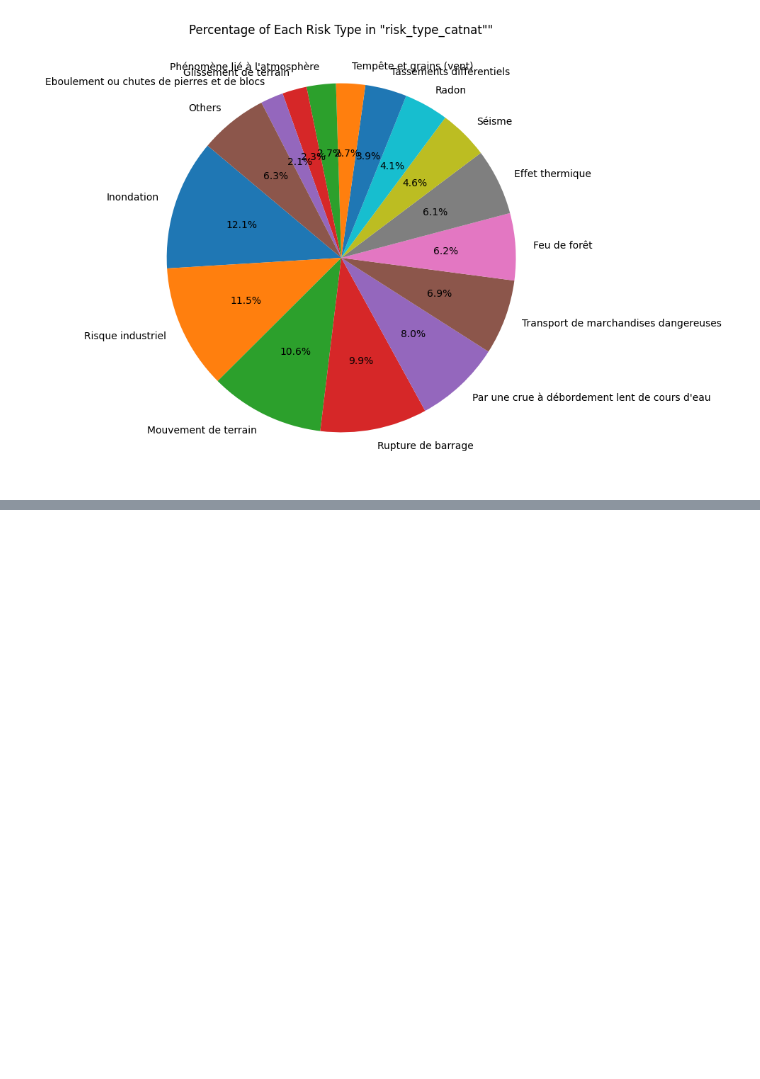
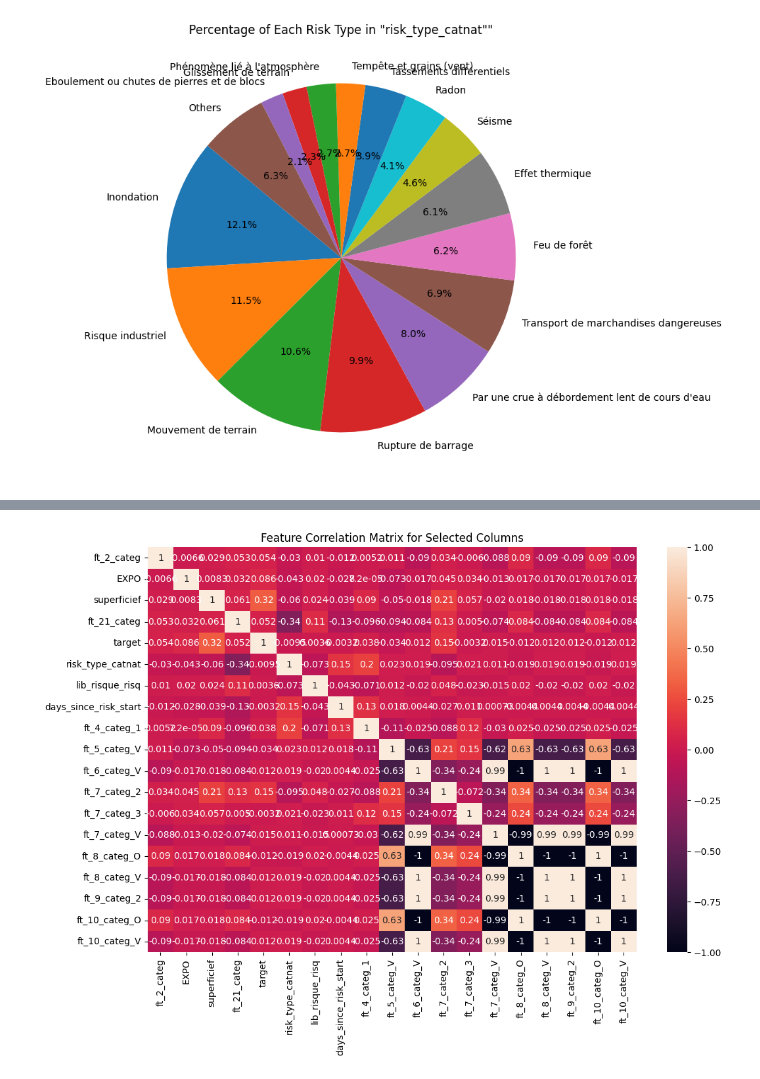
Before and after one commit to MouadBouaicha/Building-Claim-Prediction, a Jupyter notebook: enriched_main.ipynb, the cells around one changed output, grey strips where cells are left out. Saved outputs shown, nothing was run; the diff lists cells and outputs as text; code cells hidden in the pictures; blank space fills up the shorter version.

```diff
--- a/enriched_main.ipynb
+++ b/enriched_main.ipynb
@@ -394,0 +380,8 @@ plt.show()
+# %%
+import pandas as pd
+
+# List of categorical features for one-hot encoding
+categorical_features_onehot = ['ft_4_categ', 'ft_5_categ', 'ft_6_categ', 'ft_7_categ', 'ft_8_categ', 'ft_9_categ', 'ft_10_categ', 'ft_11_categ', 'ft_12_categ', 'ft_13_categ', 'ft_14_categ', 'ft_15_categ', 'ft_16_categ', 'ft_17_categ', 'ft_19_categ']
+
+
+df = pd.get_dummies(df, columns=categorical_features_onehot, drop_first=True)
@@ -394,0 +390,4 @@ plt.show()
+# %%
+df = pd.get_dummies(df, columns=['ft_23_categ', 'ft_18_categ'], drop_first=True)
+
+# Apply one-hot encoding directly to df
@@ -394,0 +396,12 @@ plt.show()
+# %%
+from sklearn.preprocessing import LabelEncoder
+
+# Initialize label encoder
+label_encoder = LabelEncoder()
+
+# List of categorical features for label encoding
+categorical_features_label = ['risk_type_catnat', 'lib_risque_risq']
+
+# Apply label encoding directly to df
+for feature in categorical_features_label:
+    df[feature] = label_encoder.fit_transform(df[feature])
@@ -394,0 +454,19 @@ plt.show()
+# %%
+# List of columns you're interested in
+selected_columns = ['ft_2_categ', 'EXPO', 'superficief', 'ft_21_categ', 'target',
+       'risk_type_catnat', 'lib_risque_risq', 'days_since_risk_start',
+       'ft_4_categ_1',  'ft_5_categ_V',
+       'ft_6_categ_V', 'ft_7_categ_2', 'ft_7_categ_3', 'ft_7_categ_V',
+   'ft_8_categ_O', 'ft_8_categ_V',
+       'ft_9_categ_2', 'ft_10_categ_O', 'ft_10_categ_V']  # replace with your actual column names
+
+# Calculate correlation matrix for selected columns
+correlation_matrix = df[selected_columns].corr()
+
+# Plot the heatmap
+plt.figure(figsize=(12, 8))
+sns.heatmap(correlation_matrix, annot=True)
+plt.title('Feature Correlation Matrix for Selected Columns')
+plt.show()
+# %% [output]
+[figure, added]
```
Also changed, not shown: parts of 10 cells of this notebook.
